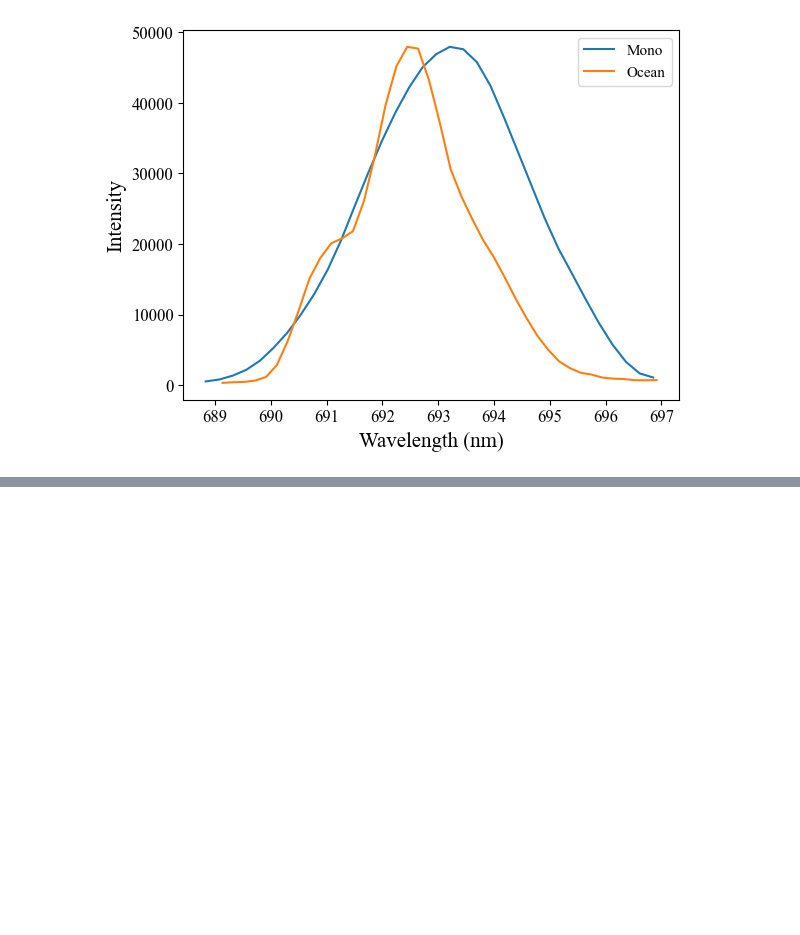
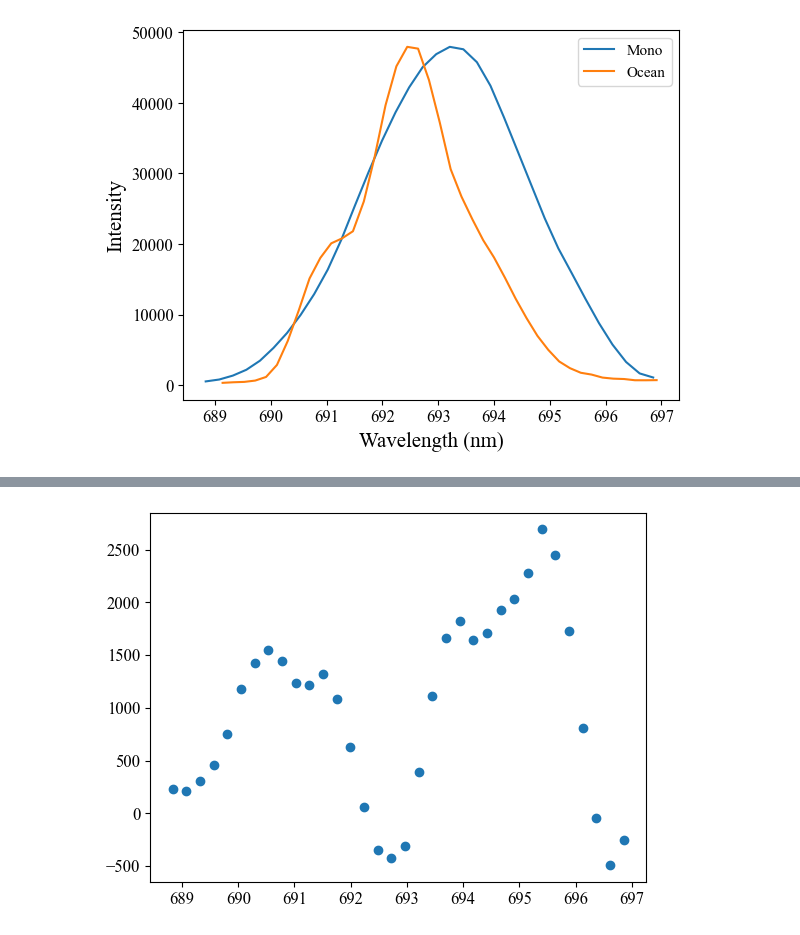
Before and after one commit to Sebastian426/Advanced-Lab-Code, a Jupyter notebook: Main_Results_Plots/Peak_Plots.ipynb, the cells around one changed output, grey strips where cells are left out. Drawn from its saved outputs; the diff is of its cells as text; code cells hidden in the pictures; blank space fills up the shorter version.

```diff
--- a/Main_Results_Plots/Peak_Plots.ipynb
+++ b/Main_Results_Plots/Peak_Plots.ipynb
@@ -362,0 +580,83 @@ angstrom_scalefactor = 10
+# %%
+# mono
+
+p0_R1_mono_gauss = [A1_ocean_guess, mono_R1_guess, 0.3, np.min(y_mono_masked)]
+
+bounds_R1_mono_gauss = [
+    [np.max(y_mono_masked)*0.01, 690, 0.01, -np.inf], #Lower
+    [np.max(y_mono_masked)*4, 696, np.inf, 2*np.min(y_mono_masked)] #Upper
+]
+
+# --- Step 1: Fit R1 ---
+
+pop_R1_mono_gauss, _ = curve_fit(gaussian_single_model,
+                                  x_mono_masked,
+                                  y_mono_masked,
+                                  sigma= y_err_mono_masked,
+                                  absolute_sigma=True,
+                                  p0 = p0_R1_mono_gauss,
+                                  bounds = bounds_R1_mono_gauss)
+
+
+# --- Step 2: Subtract R1 to get residual ---
+
+remainder_mono_gauss = y_mono_masked - gaussian_single_model(x_mono_masked, *pop_R1_mono_gauss)
+
+plt.figure(1)
+plt.scatter(x_mono_masked,remainder_mono_gauss)
+plt.show()
+
+mono_R2_guess_gauss = 691
+
+p0_R2_mono_gauss = [np.max(remainder_mono_gauss), mono_R2_guess_gauss, 0.3, 0]
+
+bounds_R2_mono_gauss = [
+    [np.max(y_mono_masked)*0.01, 690, 0.01, -np.inf], #Lower
+    [np.max(y_mono_masked)*4, 692, 1, 2*np.min(y_mono_masked)] #Upper
+]
+
+# --- Step 3: Fit R2 to residual ---
+
+pop_R2_mono_gauss, _ = curve_fit(gaussian_single_model,
+                                  x_mono_masked,
+                                  remainder_mono_gauss,
+                                  sigma= y_err_mono_masked,
+                                  absolute_sigma=True,
+                                  p0 = p0_R2_mono_gauss,
+                                  bounds = bounds_R2_mono_gauss)
+
+# --- Step 4: Combine the two Gaussians for full fit ---
+full_fit_mono_gauss = gaussian_single_model(x_mono_masked,*pop_R1_mono_gauss)+gaussian_single_model(x_mono_masked,*pop_R2_mono_gauss)
+
+pop_mono_gauss = [
+    pop_R1_mono_gauss[0],  # A1
+    pop_R1_mono_gauss[1],  # center1
+    pop_R1_mono_gauss[2],  # sigma1
+    pop_R2_mono_gauss[0],  # A2
+    pop_R2_mono_gauss[1] - pop_R1_mono_gauss[1],  # delta = center2 - center1
+    pop_R2_mono_gauss[2],  # sigma2
+    pop_R1_mono_gauss[3]   # offset
+]
+# --- Step 6: Plot ---
+
+plt.figure(1)
+
+plt.errorbar(x_mono_masked, y_mono_masked, yerr = y_err_mono_masked,
+             fmt = "o", linestyle = "none", markersize = 3, markerfacecolor = "none", capsize = 3, color = "black")
+
+plt.plot(x_mono_masked, full_fit_mono_gauss,
+         color = "grey", linestyle = "--")
+
+plt.plot(x_fit_mono, gaussian_single_model(x_fit_mono, *pop_R1_mono_gauss),
+         color = "red", linestyle = "--", alpha = 0.5, zorder=-1)
+
+plt.plot(x_fit_mono, gaussian_single_model(x_fit_mono, *pop_R2_mono_gauss),
+         color = "blue", linestyle = "--", alpha = 0.5, zorder=-1)
+
+
+plt.axvline(pop_R1_mono_gauss[1], color = "red", alpha = 0.5, linestyle = ":")
+plt.axvline(pop_R2_mono_gauss[1], color = "blue", alpha = 0.5, linestyle = ":")
+
+plt.show()
+# %% [output]
+[figure, added]
```
Also changed, not shown: parts of 29 cells of this notebook.
